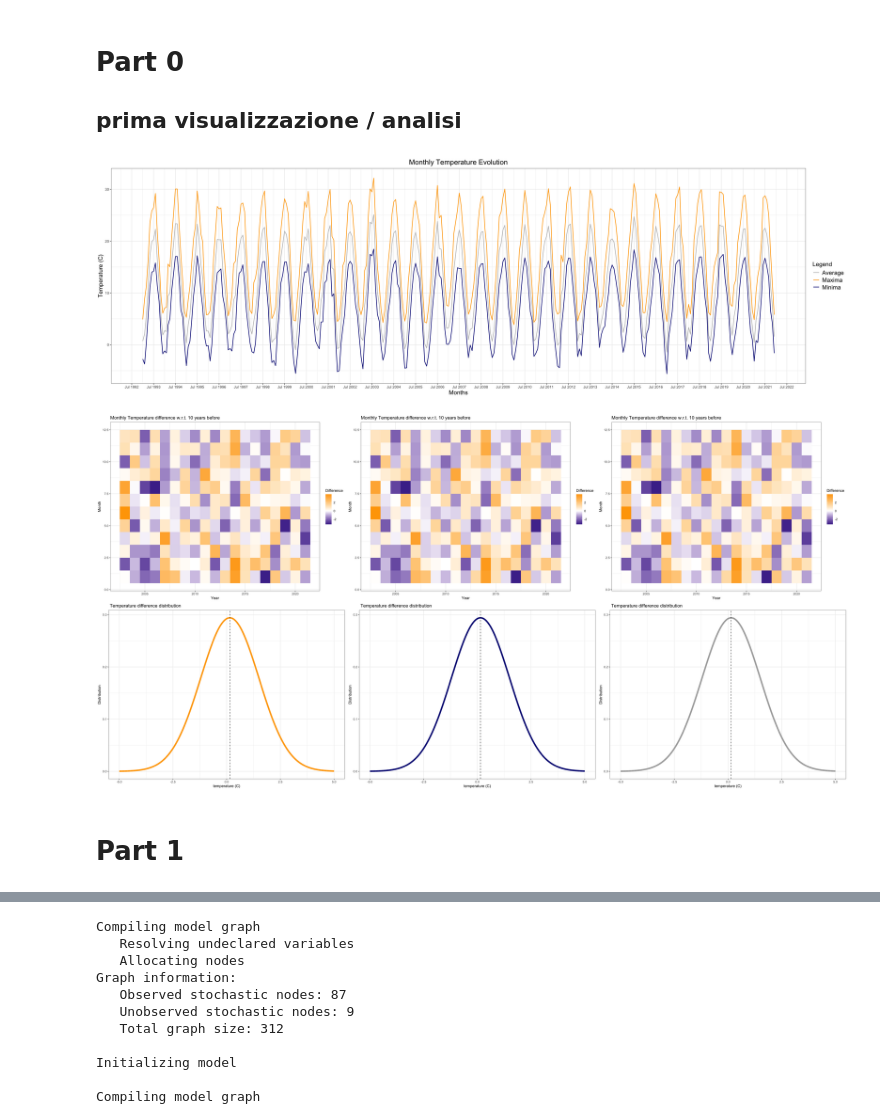
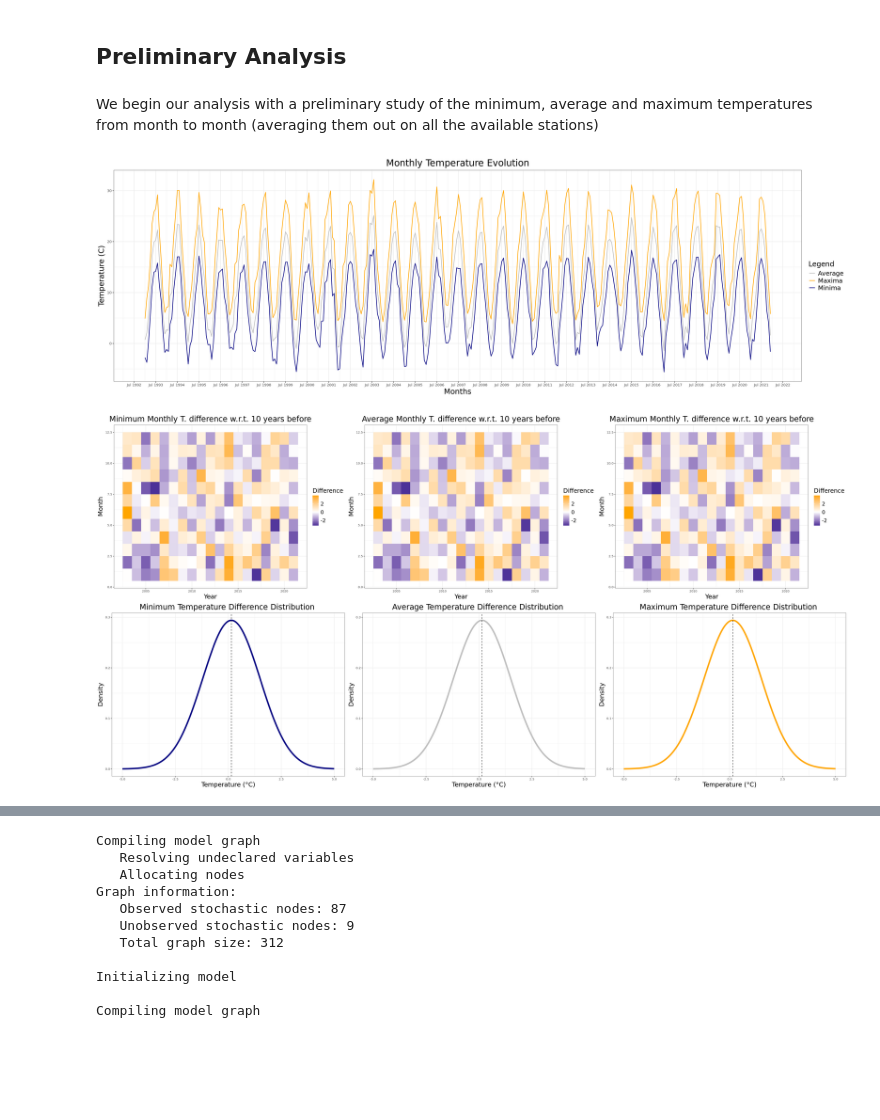
Before and after one commit to Lorycav/Weather_Statistical_Analysis_And_Forecasting, a Jupyter notebook: project_01.ipynb, the cells around one changed output, grey strips where cells are left out. Drawn from its saved outputs; the diff is of its cells as text; code cells hidden in the pictures; blank space fills up the shorter version.

```diff
--- a/project_01.ipynb
+++ b/project_01.ipynb
@@ -148,3 +93,4 @@ A tibble: 5 x 5
-# %% [markdown]
-# Part 0
-## prima visualizzazione / analisi
+# %% [markdown]
+## **Preliminary Analysis**
+# %% [markdown]
+We begin our analysis with a preliminary study of the minimum, average and maximum temperatures from month to month (averaging them out on all the available stations)
@@ -151,76 +169,41 @@ A tibble: 5 x 5
 # %%
-# Imposta la larghezza e l'altezza del plot
+# Setting plot size
 options(repr.plot.width = 25, repr.plot.height = 8)
 
-# Grafico mensile
+# Monthly Plot
 p_m <- ggplot(data = monthly_dataset) +
   geom_line(aes(x = month, y = MED_mean, color = 'Average'), group = 1, linewidth = 0.7) +
   geom_line(aes(x = month, y = MIN_mean, color = 'Minima'), group = 1, linewidth = 0.7) +
   geom_line(aes(x = month, y = MAX_mean, color = 'Maxima'), group = 1, linewidth = 0.7) +
   scale_color_manual(name = 'Legend', values = c('Minima' = 'navy', 'Maxima' = 'orange', 'Average' = 'gray')) +
   labs(title = 'Monthly Temperature Evolution',
        x = 'Months',
        y = 'Temperature (C)') +
   scale_x_date(date_breaks = "12 month", date_labels = "%b %Y") +
   theme_bw() +
-  theme(plot.title = element_text(size = 17, hjust = 0.5),
-        axis.title = element_text(size = 14),
-        legend.text = element_text(size = 14),
-        legend.title = element_text(size = 14))
+  theme(plot.title = element_text(size = 22, hjust = 0.5),
+        axis.title = element_text(size = 18),
+        legend.text = element_text(size = 15),
+        legend.title = element_text(size = 17))
 
-# Visualizza il grafico mensile
 print(p_m)
 
-h_max <- create_heatmap(df = monthly_dataset, str = 'max')
-h_max_mean <- mean(h_max[[2]]$Difference)
-h_max_var <- var(h_max[[2]]$Difference)
-h_min <- create_heatmap(df = monthly_dataset, str = 'min')
-h_min_mean <- mean(h_min[[2]]$Difference)
-h_min_var <- var(h_min[[2]]$Difference)
-h_ava <- create_heatmap(df = monthly_dataset, str = 'ava')
-h_ava_mean <- mean(h_ava[[2]]$Difference)
-h_ava_var <- var(h_ava[[2]]$Difference)
-
-x_axis = seq(-5,5,0.001)
-
-max_dist = dnorm(x=x_axis,sd = sqrt(h_max_var), mean = h_max_mean)
-min_dist = dnorm(x=x_axis,sd = sqrt(h_min_var), mean = h_min_mean)
-ava_dist = dnorm(x=x_axis,sd = sqrt(h_ava_var), mean = h_ava_mean)
-df_max <- data.frame(x = x_axis, y = max_dist)
-df_min <- data.frame(x = x_axis, y = min_dist)
-df_ava <- data.frame(x = x_axis, y = ava_dist)
+par<-c('Minimum'='navy','Average'='gray','Maximum'='orange')
+#Heatmap creation
+h_min <- create_heatmap(df = monthly_dataset, str = par,index=1)
+h_ava <- create_heatmap(df = monthly_dataset, str = par,index=2)
+h_max <- create_heatmap(df = monthly_dataset, str = par,index=3)
 
 
-plot_max <- ggplot(df_max, aes(x = x, y = y)) +
-  geom_line(color = 'orange', linewidth = 2) +
-  geom_vline(aes(xintercept = h_max_mean), linetype = 2) +
-  theme_bw()+
-  labs(title = ' Temperature difference distribution ',
-       x = 'temperature (C)',
-       y = 'Distribution')
-
-plot_min <- ggplot(df_min, aes(x = x, y = y)) +
-  geom_line(color = 'navy', linewidth = 2) +
-  geom_vline(aes(xintercept = h_min_mean), linetype = 2) +
-  theme_bw()+
-  labs(title = ' Temperature difference distribution ',
-       x = 'temperature (C)',
-       y = 'Distribution')
-
-plot_ava <- ggplot(df_ava, aes(x = x, y = y)) +
-  geom_line(color = 'darkgray', linewidth = 2) +
-  geom_vline(aes(xintercept = h_ava_mean), linetype = 2) +
-  theme_bw()+
-  labs(title = ' Temperature difference distribution ',
-       x = 'temperature (C)',
-       y = 'Distribution')
+#Normal plotting
+plot_min <- norm_plot(h_min[[3]],h_min[[4]],type=par,index=1)
+plot_ava <- norm_plot(h_ava[[3]],h_ava[[4]],type=par,index=2)
+plot_max <- norm_plot(h_max[[3]],h_max[[4]],type=par,index=3)
 
 options(repr.plot.width = 30, repr.plot.height = 15)
-grid.arrange(h_max[[1]], h_min[[1]], h_ava[[1]],
-             plot_max, plot_min, plot_ava,
+grid.arrange(h_min[[1]], h_ava[[1]], h_max[[1]],
+             plot_min, plot_ava, plot_max,
              ncol = 3, nrow = 2)
 # %% [output]
-[figure, old version]
+[figure, new version]
-[figure, old version]
+[figure, new version]
-# %% [markdown]
-# Part 1
```
Also changed, not shown: parts of 25 cells of this notebook.
